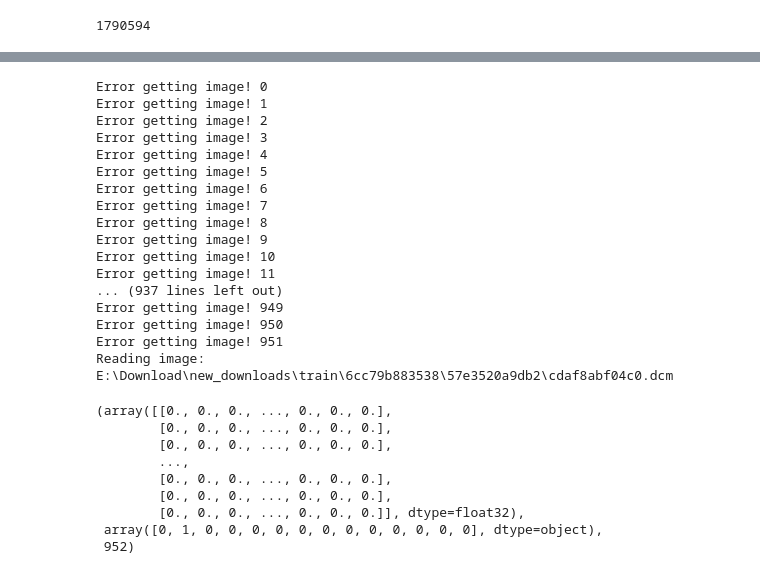
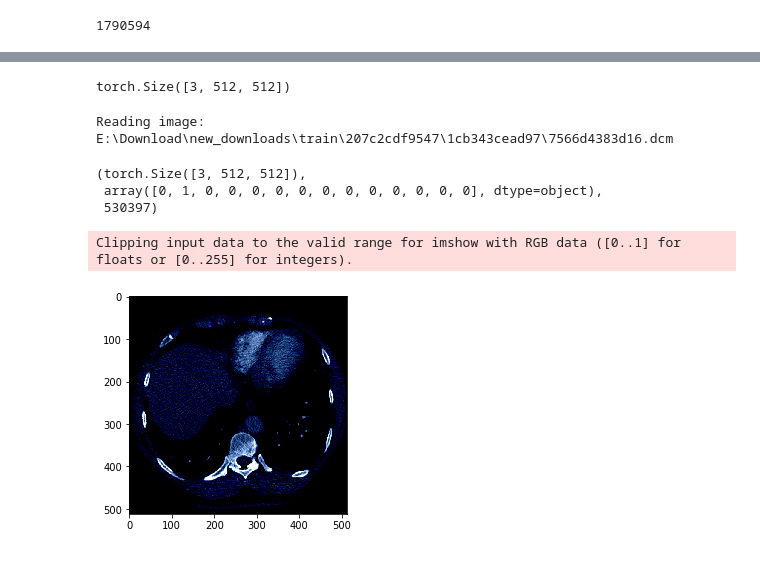
Before and after one commit to DavidTsat/Ian-Goodfellow-Deep-Learning, a Jupyter notebook: Chapter7-Regularization/regularization-techniques.ipynb, the cells around one changed output, grey strips where cells are left out. Drawn from its saved outputs; the diff is of its cells as text; code cells hidden in the pictures.

```diff
--- a/Chapter7-Regularization/regularization-techniques.ipynb
+++ b/Chapter7-Regularization/regularization-techniques.ipynb
@@ -119,8 +127,18 @@ class LungsDataset(Dataset):
             img = self.transform(img)
 
         return img, target, idx
+# %%
+normalize = transforms.Normalize(
+   mean=[0.485, 0.456, 0.406],
+   std=[0.229, 0.224, 0.225]
+)
+
+ds_trans = transforms.Compose([
+                               transforms.ToTensor(),
+                               normalize
+])
 # %%
-train_dataset = LungsDataset(df_train)
+train_dataset = LungsDataset(df_train, transform=ds_trans)
 
 len(train_dataset)
 # %% [output]
@@ -128,26 +150,14 @@ len(train_dataset)
+# %%
+ds_trans(np.stack((img,)*3, axis=-1)).shape
+# %% [output]
+torch.Size([3, 512, 512])
 # %%
 for i in range(len(train_dataset)):
     try:
-#         rand_idx = np.random.randint(len(df_train))
-        sample, target, idx = train_dataset[i]
+        rand_idx = np.random.randint(len(df_train))
+        sample, target, idx = train_dataset[rand_idx]
         break
     except:
         print('Error getting image!', i)
 # %% [output]
-Error getting image! 0
-Error getting image! 1
-Error getting image! 2
-Error getting image! 3
-Error getting image! 4
-Error getting image! 5
-Error getting image! 6
-Error getting image! 7
-Error getting image! 8
-Error getting image! 9
-Error getting image! 10
-Error getting image! 11
-... (937 lines left out)
-Error getting image! 949
-Error getting image! 950
-Error getting image! 951
-Reading image: E:\Download\new_downloads\train\6cc79b883538\57e3520a9db2\cdaf8abf04c0.dcm
+Reading image: E:\Download\new_downloads\train\207c2cdf9547\1cb343cead97\7566d4383d16.dcm
@@ -154,12 +180,22 @@ Reading image: E:\Download\new_downloads\train\6cc79b883538\57e3520a9db2\cdaf8ab
 # %%
-sample, target, idx
+sample.shape, target, idx
 # %% [output]
-(array([[0., 0., 0., ..., 0., 0., 0.],
-        [0., 0., 0., ..., 0., 0., 0.],
-        [0., 0., 0., ..., 0., 0., 0.],
-        ...,
-        [0., 0., 0., ..., 0., 0., 0.],
-        [0., 0., 0., ..., 0., 0., 0.],
-        [0., 0., 0., ..., 0., 0., 0.]], dtype=float32),
+(torch.Size([3, 512, 512]),
  array([0, 1, 0, 0, 0, 0, 0, 0, 0, 0, 0, 0, 0, 0], dtype=object),
- 952)
+ 530397)
+# %%
+invTrans = transforms.Compose([ transforms.Normalize(mean = [ 0., 0., 0. ],
+                                                     std = [ 1/0.229, 1/0.224, 1/0.225 ]),
+                                transforms.Normalize(mean = [ -0.485, -0.456, -0.406 ],
+                                                     std = [ 1., 1., 1. ]),
+                               ])
+
+def show_image(img, denormalize=True):
+    if denormalize:
+        img = invTrans(img)
+    plt.imshow(img.permute(1, 2, 0))
+# %%
+show_image(sample, denormalize=False)
+# %% [output]
+Clipping input data to the valid range for imshow with RGB data ([0..1] for floats or [0..255] for integers).
+[figure, added]
```
Also changed, not shown: parts of 19 cells of this notebook.
